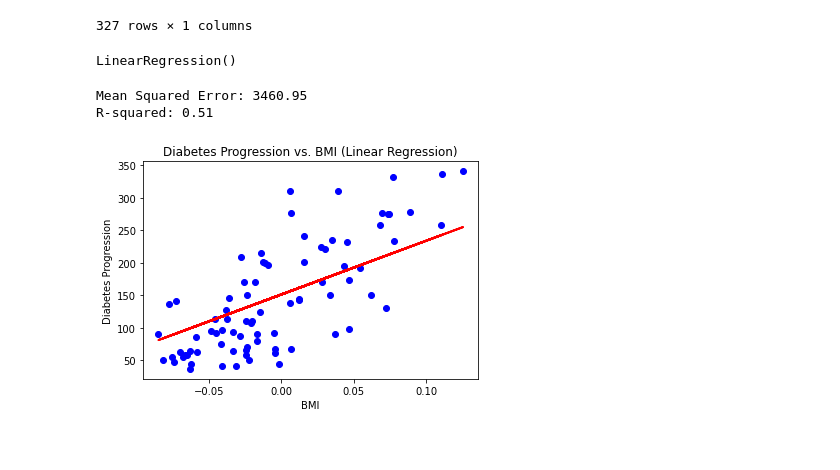
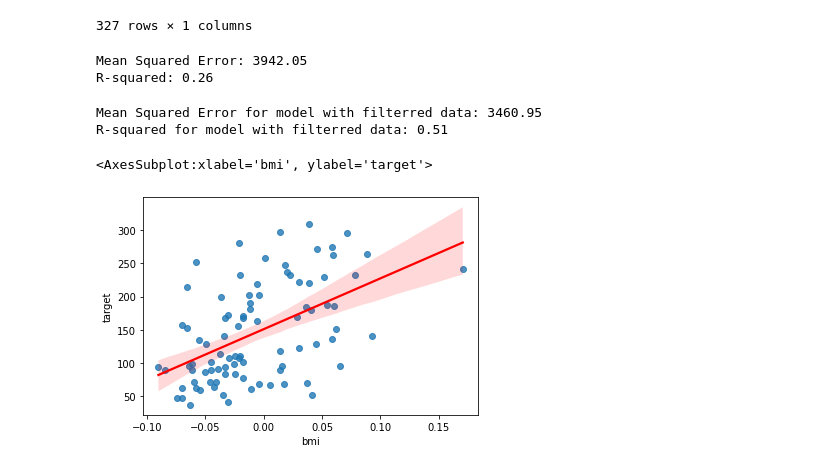
Before and after one commit to dhruvRj18/CSCN8010-lab-submissions, a Jupyter notebook: students_submissions/8681628/lab3.ipynb, the cells around one changed output. Saved outputs shown, nothing was run; the diff lists cells and outputs as text; code cells hidden in the pictures.

Commit message:
feat: added sns and model with non filterred data

```diff
--- a/students_submissions/8681628/lab3.ipynb
+++ b/students_submissions/8681628/lab3.ipynb
@@ -135,5 +138,15 @@ X_train_fil
+# %%
+from sklearn.metrics import mean_squared_error, r2_score
+
+mse = mean_squared_error(y_test, y_pred)
+r2 = r2_score(y_test, y_pred)
+
+print(f"Mean Squared Error: {mse:.2f}")
+print(f"R-squared: {r2:.2f}")
+# %% [output]
+Mean Squared Error: 3942.05
+R-squared: 0.26
 # %%
 model_fil = linear_model.LinearRegression()
 model_fil.fit(X_train_fil, y_train_fil)
+y_pred_fil = model_fil.predict(X_test_fil)
-# %% [output]
-LinearRegression()
@@ -142,21 +153,17 @@ y_pred_fil = model_fil.predict(X_test_fil)
 # %%
-from sklearn.metrics import mean_squared_error, r2_score
 
-mse = mean_squared_error(y_test_fil, y_pred_fil)
-r2 = r2_score(y_test_fil, y_pred_fil)
+mse_fil = mean_squared_error(y_test_fil, y_pred_fil)
+r2_fil = r2_score(y_test_fil, y_pred_fil)
 
-print(f"Mean Squared Error: {mse:.2f}")
-print(f"R-squared: {r2:.2f}")
+print(f"Mean Squared Error for model with filterred data: {mse_fil:.2f}")
+print(f"R-squared for model with filterred data: {r2_fil:.2f}")
 # %% [output]
-Mean Squared Error: 3460.95
-R-squared: 0.51
+Mean Squared Error for model with filterred data: 3460.95
+R-squared for model with filterred data: 0.51
-# %%
-# Plot the regression line
-plt.scatter(X_test_fil, y_test_fil, color='blue')
-plt.plot(X_test_fil, y_pred_fil, color='red', linewidth=2)
-plt.xlabel('BMI')
-plt.ylabel('Diabetes Progression')
-plt.title('Diabetes Progression vs. BMI (Linear Regression)')
-plt.show()
-# %% [output]
-[figure, removed]
+# %%
+import seaborn as sns
+sns.regplot(x = X_test, y =y_test,
+            line_kws = {"color": "red"})
+# %% [output]
+<AxesSubplot:xlabel='bmi', ylabel='target'>
+[figure, added]
```
Also changed, not shown: parts of 8 cells of this notebook.
